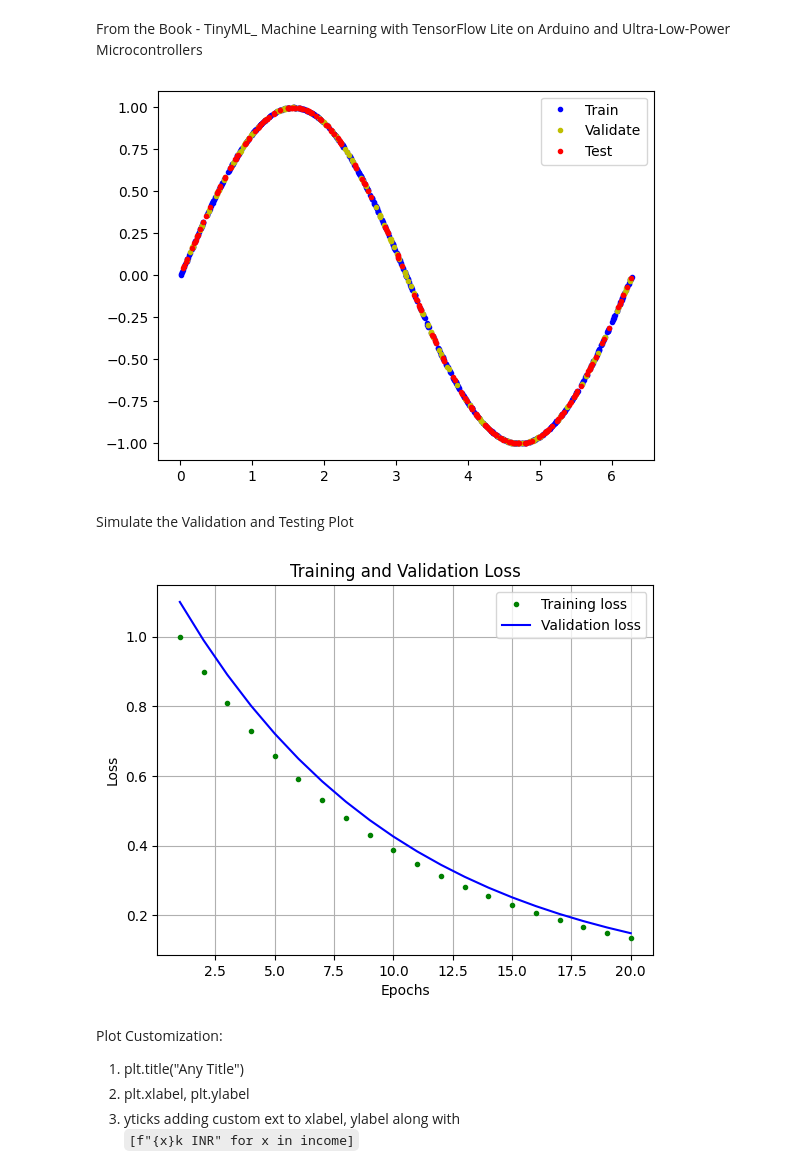
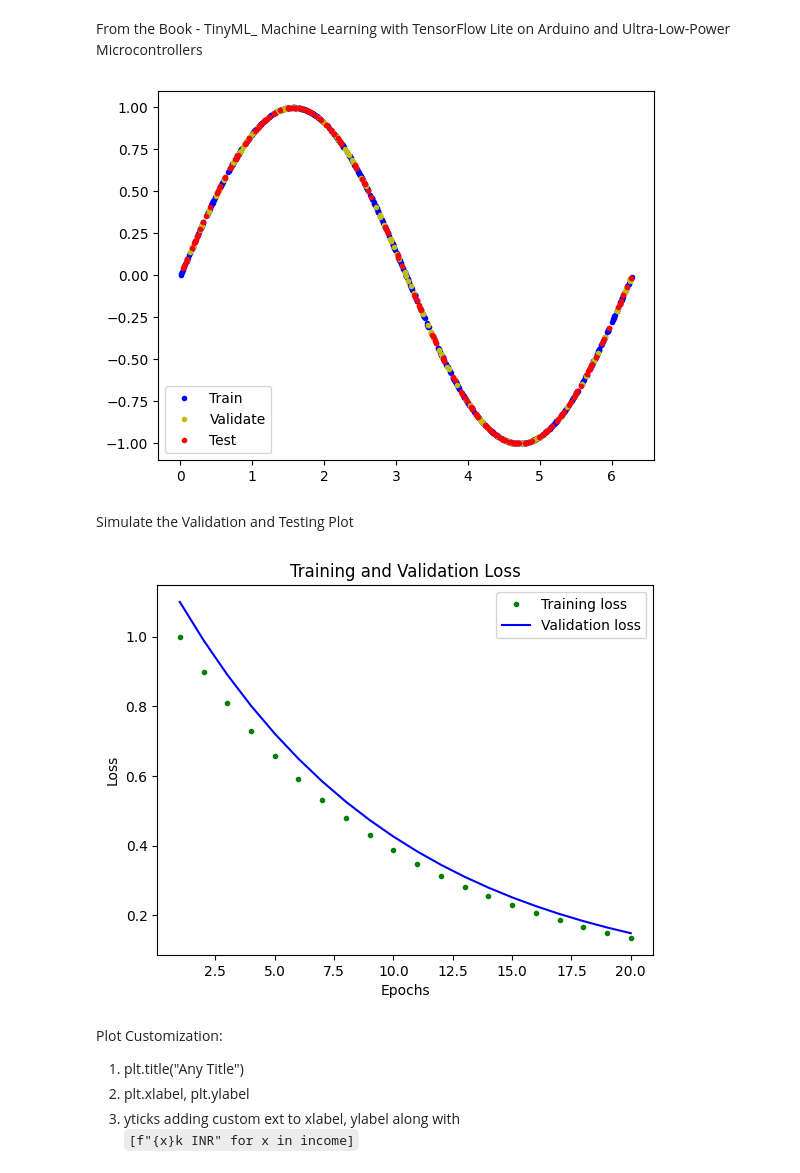
Before and after one commit to pauldebayan/ml_notebooks, a Jupyter notebook: Matplotlib.ipynb, the cells around one changed output. Saved outputs shown, nothing was run; the diff lists cells and outputs as text; code cells hidden in the pictures.

```diff
--- a/Matplotlib.ipynb
+++ b/Matplotlib.ipynb
@@ -111,11 +111,12 @@ np.random.shuffle(x_values)
 y_values = np.sin(x_values)
 
 
-TRAIN_SPLIT = int(0.6 * SAMPLES)
-TEST_SPLIT = int(0.2 * SAMPLES + TRAIN_SPLIT)
-# Use np.split to chop our data into three parts.
-# The second argument to np.split is an array of indices where the data will be
-# split. We provide two indices, so the data will be divided into three chunks.
+TRAIN_SPLIT = int(0.6 * SAMPLES) # Output: 600
+TEST_SPLIT = int(0.2 * SAMPLES + TRAIN_SPLIT) # Output: 800, 200+600
+
+#Splitting at equal parts: np.split(x_values, 3)
+#Splitting at Specific Indices [TRAIN_SPLIT, TEST_SPLIT]
+
 x_train, x_validate, x_test = np.split(x_values, [TRAIN_SPLIT, TEST_SPLIT])
 y_train, y_validate, y_test = np.split(y_values, [TRAIN_SPLIT, TEST_SPLIT])
 # Double check that our splits add up correctly
@@ -124,40 +125,40 @@ assert (x_train.size + x_validate.size + x_test.size) == SAMPLES
 plt.plot(x_train, y_train, 'b.', label="Train")
 plt.plot(x_validate, y_validate, 'y.', label="Validate")
 plt.plot(x_test, y_test, 'r.', label="Test")
-plt.legend()
+plt.legend(loc="lower left")
 plt.show()
 # %% [output]
-[figure, old version]
+[figure, new version]
 # %% [markdown]
 Simulate the Validation and Testing Plot
 # %%
 # Simulate training and validation loss data with a decaying exponential function
 # (adjust the parameters as needed to represent your specific learning process)
 num_epochs = 20  # Number of training epochs
 decay_rate = 0.9  # Rate of loss reduction per epoch (adjust for realism)
 base_loss = 1.0  # Initial loss value
 
 # Generate training and validation loss arrays
 train_loss = base_loss * np.power(decay_rate, np.arange(num_epochs))
 val_loss = train_loss * 1.1  # Simulate slightly higher validation loss
 
 # Create history dictionary to mimic Keras history format
 history_1 = {'loss': train_loss.tolist(), 'val_loss': val_loss.tolist()}
 
 epochs = range(1, num_epochs + 1)  # Create epochs list (1-based indexing)
 
 # Plot training and validation loss
 plt.plot(epochs, train_loss, 'g.', label='Training loss')
 plt.plot(epochs, val_loss, 'b', label='Validation loss')
 plt.title('Training and Validation Loss')
 plt.xlabel('Epochs')
 plt.ylabel('Loss')
 plt.legend()
-plt.grid(True)
+#plt.grid(True)
   # Add grid lines for better readability
 plt.show()
 # %% [output]
-[figure, old version]
+[figure, new version]
 # %% [markdown]
 Plot Customization:
 
```
Also changed, not shown: parts of 2 cells of this notebook.
